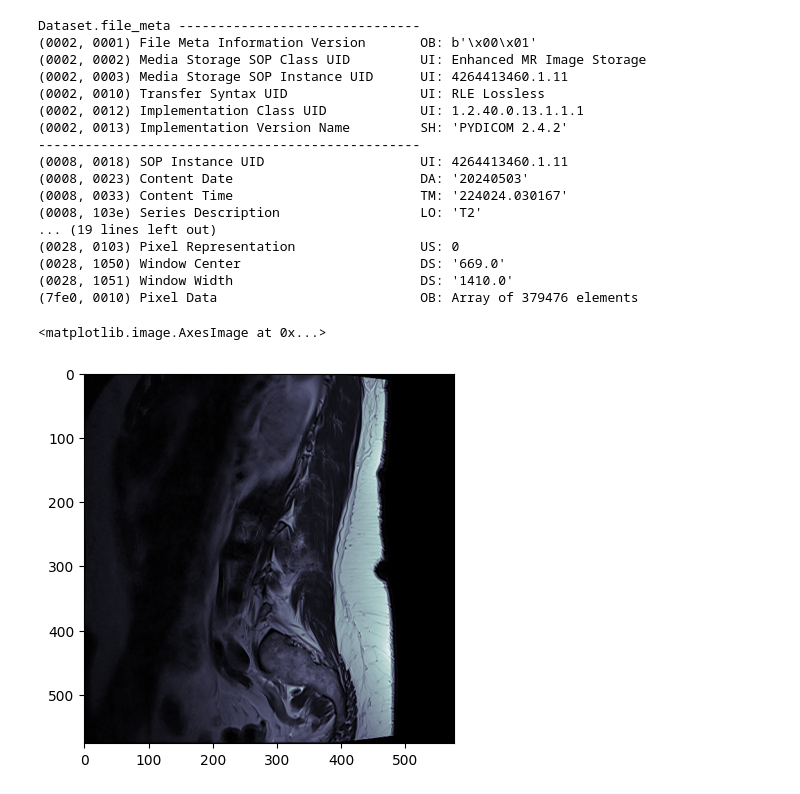
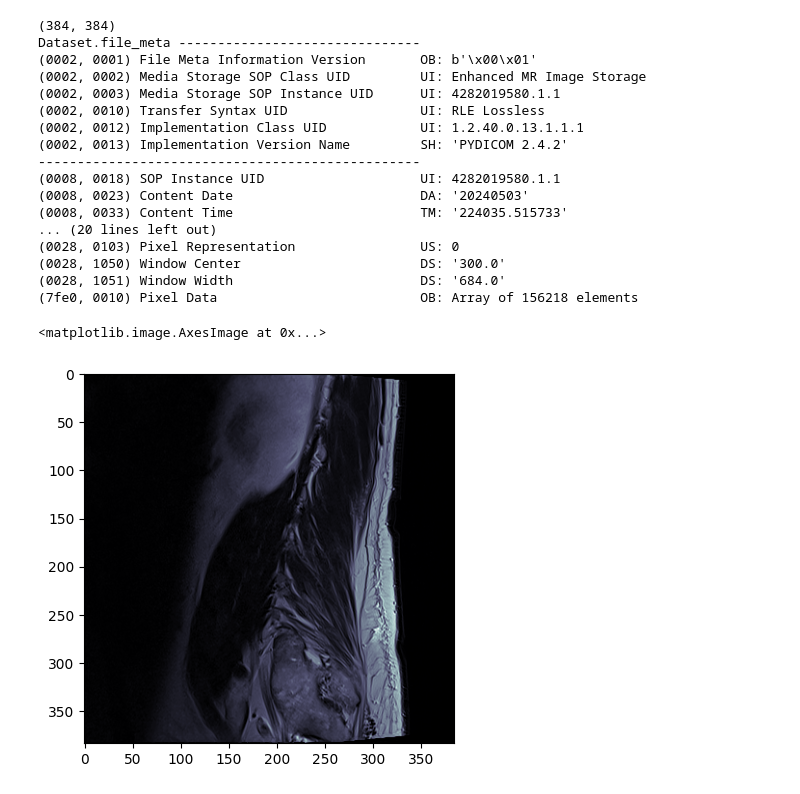
Before and after one commit to hmhornung/Lumbar-Spine-Degenerative-Classification, a Jupyter notebook: exploratory.ipynb, the cells around one changed output. Saved outputs shown, nothing was run; the diff lists cells and outputs as text; code cells hidden in the pictures.

```diff
--- a/exploratory.ipynb
+++ b/exploratory.ipynb
@@ -12,7 +12,7 @@ from skimage import measure, morphology
 from mpl_toolkits.mplot3d.art3d import Poly3DCollection
 
 # Some constants
-INPUT_FOLDER = 'data/train_images/4264413460/975997321'
+INPUT_FOLDER = 'data/train_images/4282019580/1547999333'
 patients = os.listdir(INPUT_FOLDER)
 patients.sort()
 # %%
@@ -33,25 +33,27 @@ def load_scan(path):
 slices = load_scan(INPUT_FOLDER)
 image = [s.pixel_array for s in slices]
 # %%
-print(slices[10])
-plt.imshow(image[3], cmap=plt.cm.bone)
+print(slices[0].pixel_array.shape)
+print(slices[0])
+#25 and 24 are different
+plt.imshow(image[20], cmap=plt.cm.bone)
 # %% [output]
+(384, 384)
 Dataset.file_meta -------------------------------
 (0002, 0001) File Meta Information Version       OB: b'\x00\x01'
 (0002, 0002) Media Storage SOP Class UID         UI: Enhanced MR Image Storage
-(0002, 0003) Media Storage SOP Instance UID      UI: 4264413460.1.11
+(0002, 0003) Media Storage SOP Instance UID      UI: 4282019580.1.1
 (0002, 0010) Transfer Syntax UID                 UI: RLE Lossless
 (0002, 0012) Implementation Class UID            UI: 1.2.40.0.13.1.1.1
 (0002, 0013) Implementation Version Name         SH: 'PYDICOM 2.4.2'
 -------------------------------------------------
-(0008, 0018) SOP Instance UID                    UI: 4264413460.1.11
+(0008, 0018) SOP Instance UID                    UI: 4282019580.1.1
 (0008, 0023) Content Date                        DA: '20240503'
-(0008, 0033) Content Time                        TM: '224024.030167'
-(0008, 103e) Series Description                  LO: 'T2'
-... (19 lines left out)
+(0008, 0033) Content Time                        TM: '224035.515733'
+... (20 lines left out)
 (0028, 0103) Pixel Representation                US: 0
-(0028, 1050) Window Center                       DS: '669.0'
-(0028, 1051) Window Width                        DS: '1410.0'
-(7fe0, 0010) Pixel Data                          OB: Array of 379476 elements
+(0028, 1050) Window Center                       DS: '300.0'
+(0028, 1051) Window Width                        DS: '684.0'
+(7fe0, 0010) Pixel Data                          OB: Array of 156218 elements
 <matplotlib.image.AxesImage at 0x...>
-[figure, old version]
+[figure, new version]
```
Also changed, not shown: 5 other files.
